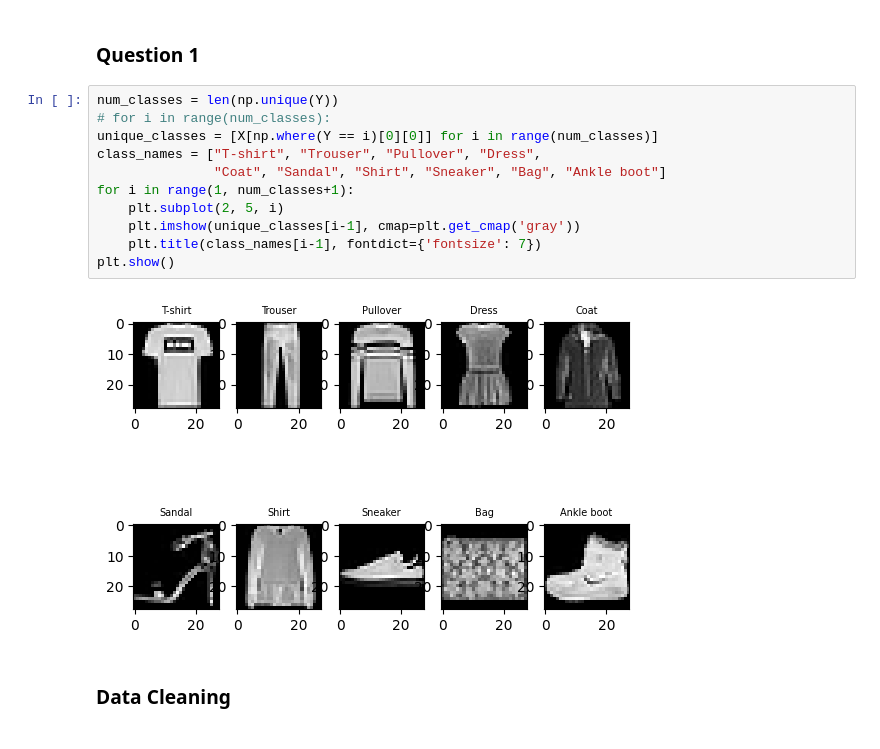
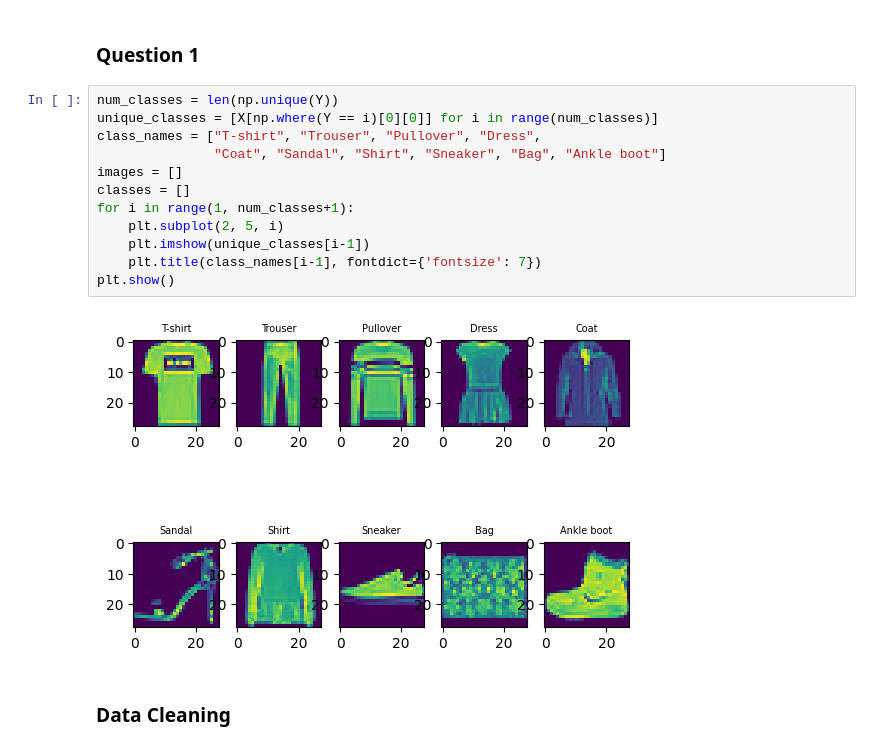
Before and after one commit to Arunesh28/Feed-Forward-Neural-Network, a Jupyter notebook: FeedForwardNeuralNet.ipynb, the cells around one changed output. Drawn from its saved outputs; the diff is of its cells as text.

```diff
--- a/FeedForwardNeuralNet.ipynb
+++ b/FeedForwardNeuralNet.ipynb
@@ -20,17 +21,18 @@ import wandb
 ### Question 1
 # %%
 num_classes = len(np.unique(Y))
-# for i in range(num_classes):
 unique_classes = [X[np.where(Y == i)[0][0]] for i in range(num_classes)]
 class_names = ["T-shirt", "Trouser", "Pullover", "Dress",
                "Coat", "Sandal", "Shirt", "Sneaker", "Bag", "Ankle boot"]
+images = []
+classes = []
 for i in range(1, num_classes+1):
     plt.subplot(2, 5, i)
-    plt.imshow(unique_classes[i-1], cmap=plt.get_cmap('gray'))
+    plt.imshow(unique_classes[i-1])
     plt.title(class_names[i-1], fontdict={'fontsize': 7})
 plt.show()
 # %% [output]
-[figure, old version]
+[figure, new version]
 # %% [markdown]
 ### Data Cleaning
 # %%
```
Also changed, not shown: parts of 15 cells of this notebook.
